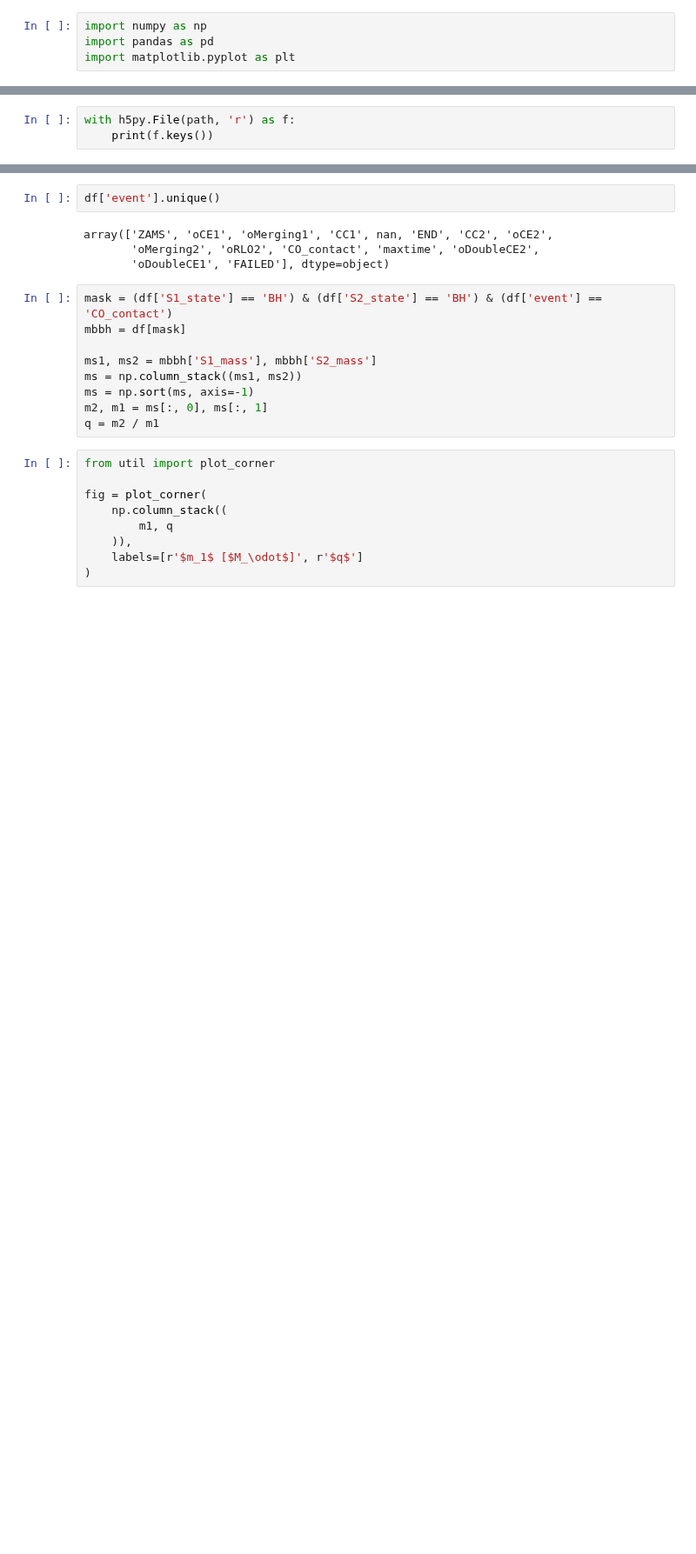
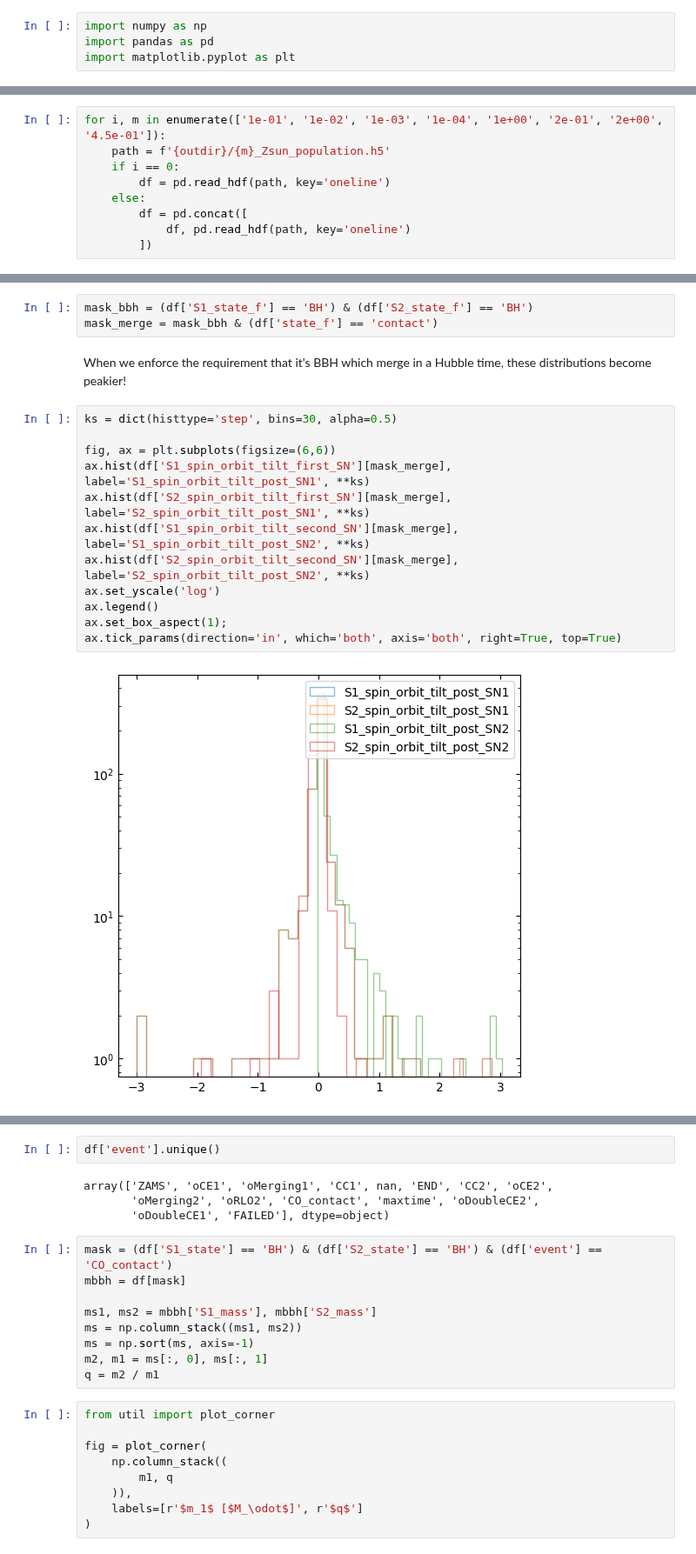
Before and after one commit to noahewolfe/tilts-and-kicks, a Jupyter notebook: code/05-inspect-posydon.ipynb, the cells around one changed output, grey strips where cells are left out. Shown at 87% size. Cells and saved outputs as stored; diff of their text form; blank space fills up the shorter version.

```diff
--- a/code/05-inspect-posydon.ipynb
+++ b/code/05-inspect-posydon.ipynb
@@ -12,3 +16,0 @@ df = pd.read_hdf(path, key='history')
-# %%
-with h5py.File(path, 'r') as f:
-    print(f.keys())
@@ -32,0 +31,9 @@ array(['ERR', 'RLO1', 'RLO2', 'contact', 'detached', 'disrupted',
+# %%
+for i, m in enumerate(['1e-01', '1e-02', '1e-03', '1e-04', '1e+00', '2e-01', '2e+00', '4.5e-01']):
+    path = f'{outdir}/{m}_Zsun_population.h5'
+    if i == 0:
+        df = pd.read_hdf(path, key='oneline')
+    else:
+        df = pd.concat([
+            df, pd.read_hdf(path, key='oneline')
+        ])
@@ -32,0 +46,20 @@ array(['ERR', 'RLO1', 'RLO2', 'contact', 'detached', 'disrupted',
+# %%
+mask_bbh = (df['S1_state_f'] == 'BH') & (df['S2_state_f'] == 'BH')
+mask_merge = mask_bbh & (df['state_f'] == 'contact')
+# %% [markdown]
+When we enforce the requirement that it's BBH which merge in a Hubble time,
+these distributions become peakier!
+# %%
+ks = dict(histtype='step', bins=30, alpha=0.5)
+
+fig, ax = plt.subplots(figsize=(6,6))
+ax.hist(df['S1_spin_orbit_tilt_first_SN'][mask_merge], label='S1_spin_orbit_tilt_post_SN1', **ks)
+ax.hist(df['S2_spin_orbit_tilt_first_SN'][mask_merge], label='S2_spin_orbit_tilt_post_SN1', **ks)
+ax.hist(df['S1_spin_orbit_tilt_second_SN'][mask_merge], label='S1_spin_orbit_tilt_post_SN2', **ks)
+ax.hist(df['S2_spin_orbit_tilt_second_SN'][mask_merge], label='S2_spin_orbit_tilt_post_SN2', **ks)
+ax.set_yscale('log')
+ax.legend()
+ax.set_box_aspect(1);
+ax.tick_params(direction='in', which='both', axis='both', right=True, top=True)
+# %% [output]
+[figure, added]
```
Also changed, not shown: parts of 39 cells of this notebook.
